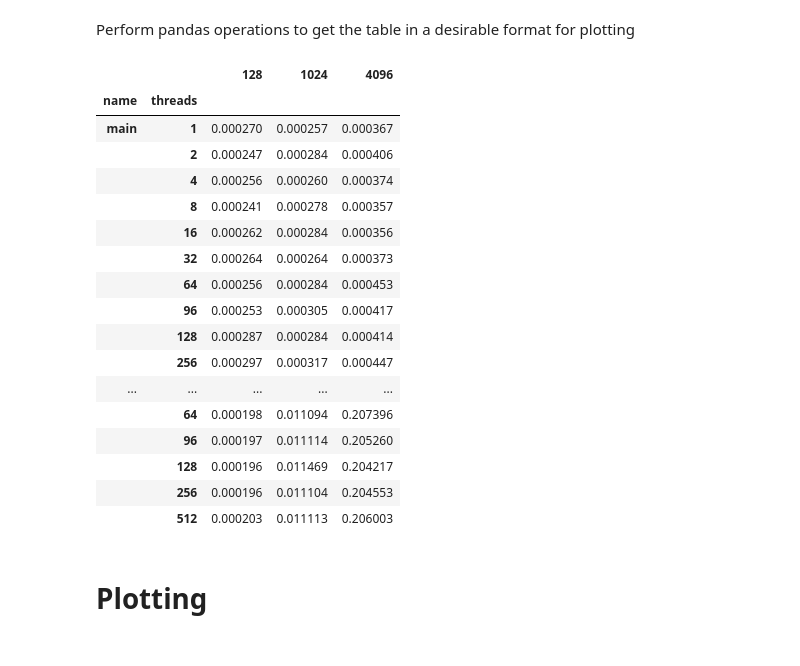
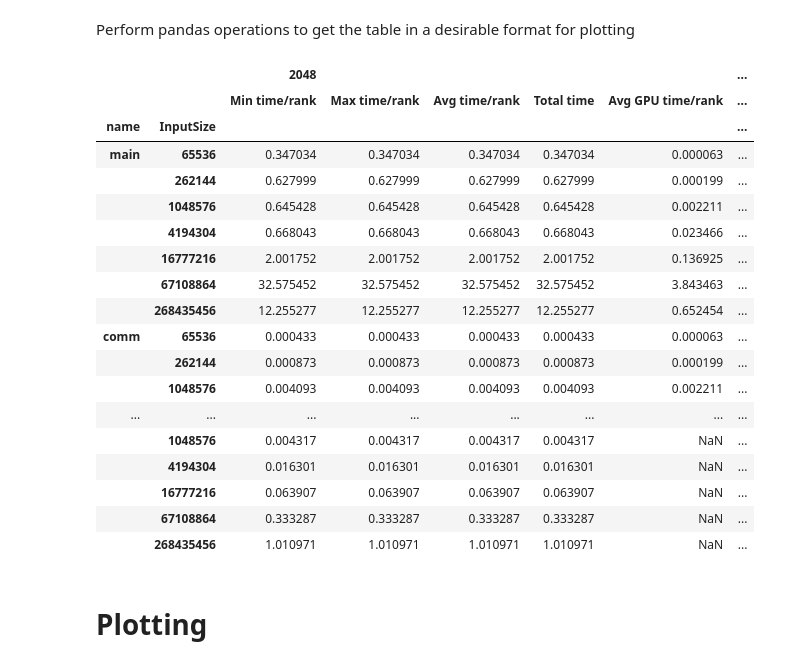
Before and after one commit to aheff20/CSCE435GroupProject, a Jupyter notebook: SampleSort_thicket.ipynb, the cells around one changed output. Saved outputs shown, nothing was run; the diff lists cells and outputs as text; code cells hidden in the pictures.

```diff
--- a/SampleSort_thicket.ipynb
+++ b/SampleSort_thicket.ipynb
@@ -212,21 +225,0 @@ ctk.dataframe.columns = ctk.dataframe.columns.droplevel(1)
-# %%
-ctk.dataframe
-# %% [output]
-|  |  | 128 | 1024 | 4096 |
-| name | threads |  |  |  |
-| main | 1 | 0.000270 | 0.000257 | 0.000367 |
-|  | 2 | 0.000247 | 0.000284 | 0.000406 |
-|  | 4 | 0.000256 | 0.000260 | 0.000374 |
-|  | 8 | 0.000241 | 0.000278 | 0.000357 |
-|  | 16 | 0.000262 | 0.000284 | 0.000356 |
-|  | 32 | 0.000264 | 0.000264 | 0.000373 |
-|  | 64 | 0.000256 | 0.000284 | 0.000453 |
-|  | 96 | 0.000253 | 0.000305 | 0.000417 |
-|  | 128 | 0.000287 | 0.000284 | 0.000414 |
-|  | 256 | 0.000297 | 0.000317 | 0.000447 |
-| ... | ... | ... | ... | ... |
-|  | 64 | 0.000198 | 0.011094 | 0.207396 |
-|  | 96 | 0.000197 | 0.011114 | 0.205260 |
-|  | 128 | 0.000196 | 0.011469 | 0.204217 |
-|  | 256 | 0.000196 | 0.011104 | 0.204553 |
-|  | 512 | 0.000203 | 0.011113 | 0.206003 |
@@ -233,3 +244,25 @@ ctk.dataframe
+# %%
+ctks["cuda_weak_reverse"].dataframe
+# %% [output]
+|  |  | 2048 |  |  |  |  | ... |
+|  |  | Min time/rank | Max time/rank | Avg time/rank | Total time | Avg GPU time/rank | ... |
+| name | InputSize |  |  |  |  |  | ... |
+| main | 65536 | 0.347034 | 0.347034 | 0.347034 | 0.347034 | 0.000063 | ... |
+|  | 262144 | 0.627999 | 0.627999 | 0.627999 | 0.627999 | 0.000199 | ... |
+|  | 1048576 | 0.645428 | 0.645428 | 0.645428 | 0.645428 | 0.002211 | ... |
+|  | 4194304 | 0.668043 | 0.668043 | 0.668043 | 0.668043 | 0.023466 | ... |
+|  | 16777216 | 2.001752 | 2.001752 | 2.001752 | 2.001752 | 0.136925 | ... |
+|  | 67108864 | 32.575452 | 32.575452 | 32.575452 | 32.575452 | 3.843463 | ... |
+|  | 268435456 | 12.255277 | 12.255277 | 12.255277 | 12.255277 | 0.652454 | ... |
+| comm | 65536 | 0.000433 | 0.000433 | 0.000433 | 0.000433 | 0.000063 | ... |
+|  | 262144 | 0.000873 | 0.000873 | 0.000873 | 0.000873 | 0.000199 | ... |
+|  | 1048576 | 0.004093 | 0.004093 | 0.004093 | 0.004093 | 0.002211 | ... |
+| ... | ... | ... | ... | ... | ... | ... | ... |
+|  | 1048576 | 0.004317 | 0.004317 | 0.004317 | 0.004317 | NaN | ... |
+|  | 4194304 | 0.016301 | 0.016301 | 0.016301 | 0.016301 | NaN | ... |
+|  | 16777216 | 0.063907 | 0.063907 | 0.063907 | 0.063907 | NaN | ... |
+|  | 67108864 | 0.333287 | 0.333287 | 0.333287 | 0.333287 | NaN | ... |
+|  | 268435456 | 1.010971 | 1.010971 | 1.010971 | 1.010971 | NaN | ... |
 # %%
 # Define common variables
 function_names = set(ctk.dataframe.index.get_level_values("name"))
```
Also changed, not shown: parts of 12 cells of this notebook.
